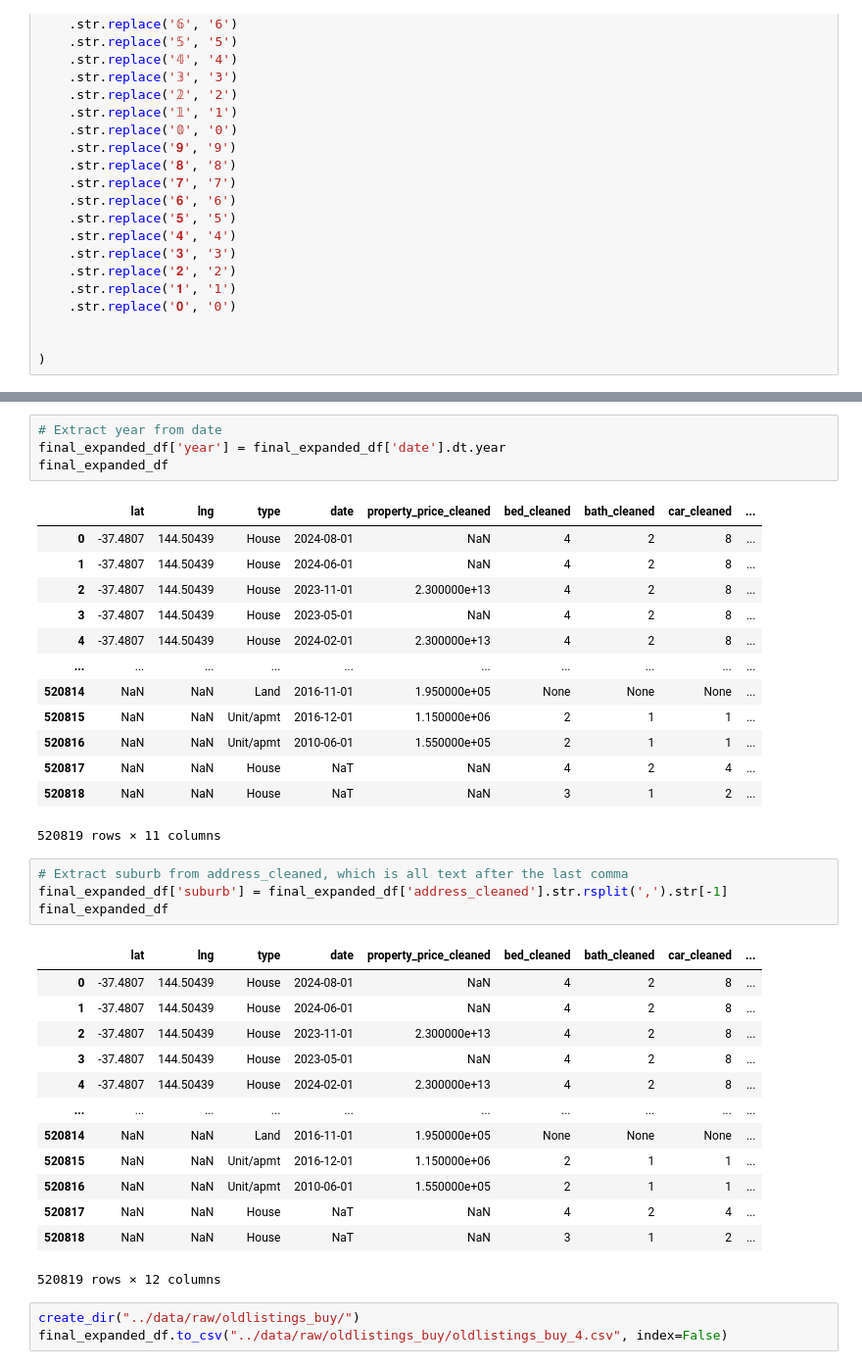
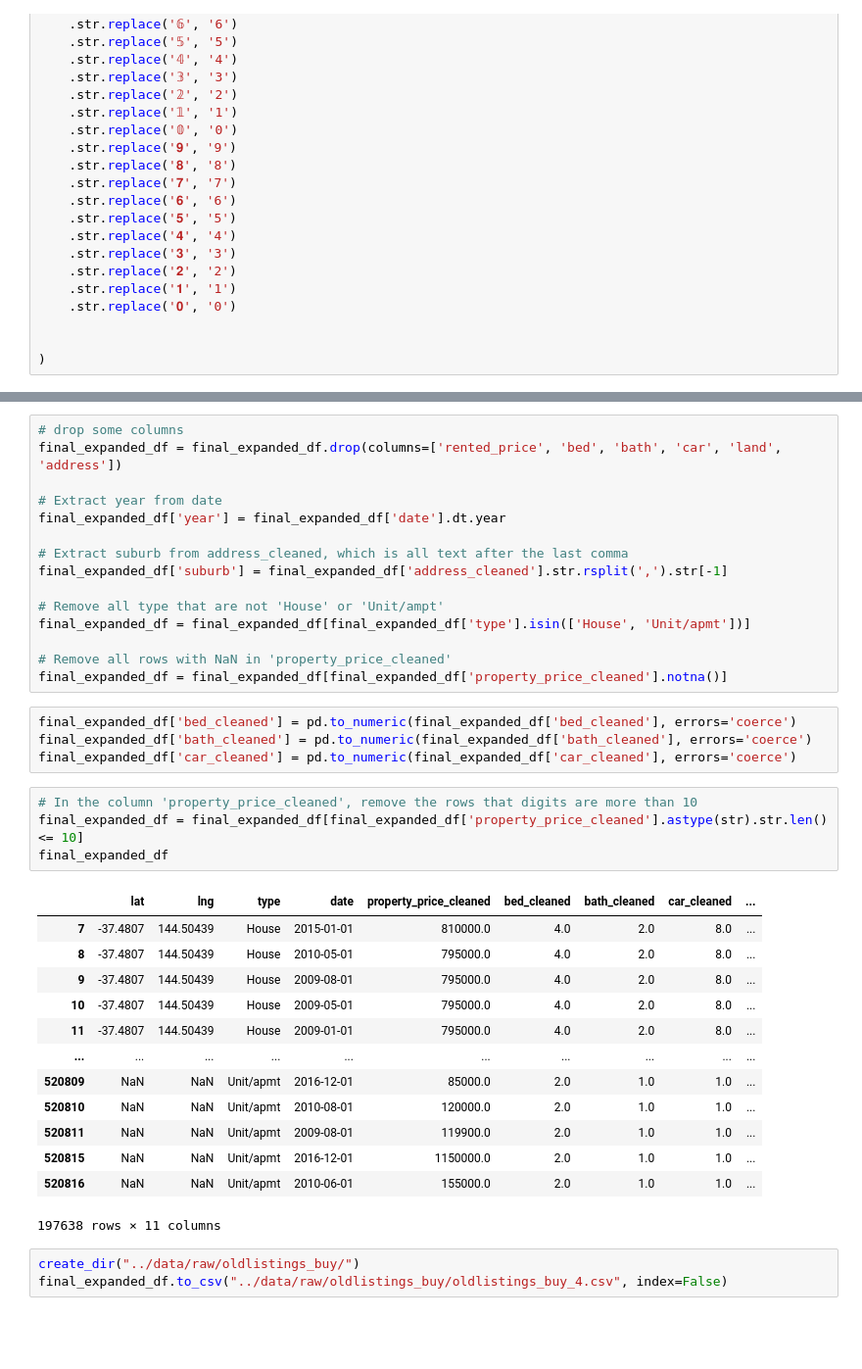
Before and after one commit to MAST30034-AppliedDataScience/project-2-group-real-estate-industry-project-2, a Jupyter notebook: notebooks/preprocessing-oldlisting-buy4.ipynb, the cells around one changed output, grey strips where cells are left out. Shown: that part at 98% size. Cells and saved outputs as stored; diff of their text form; blank space fills up the shorter version.

```diff
--- a/notebooks/preprocessing-oldlisting-buy4.ipynb
+++ b/notebooks/preprocessing-oldlisting-buy4.ipynb
@@ -723,39 +538,40 @@ final_expanded_df
-# %%
-# Extract year from date
-final_expanded_df['year'] = final_expanded_df['date'].dt.year
-final_expanded_df
-# %% [output]
-|  | lat | lng | type | date | property_price_cleaned | bed_cleaned | bath_cleaned | car_cleaned | ... |
-| 0 | -37.4807 | 144.50439 | House | 2024-08-01 | NaN | 4 | 2 | 8 | ... |
-| 1 | -37.4807 | 144.50439 | House | 2024-06-01 | NaN | 4 | 2 | 8 | ... |
-| 2 | -37.4807 | 144.50439 | House | 2023-11-01 | 2.300000e+13 | 4 | 2 | 8 | ... |
-| 3 | -37.4807 | 144.50439 | House | 2023-05-01 | NaN | 4 | 2 | 8 | ... |
-| 4 | -37.4807 | 144.50439 | House | 2024-02-01 | 2.300000e+13 | 4 | 2 | 8 | ... |
-| ... | ... | ... | ... | ... | ... | ... | ... | ... | ... |
-| 520814 | NaN | NaN | Land | 2016-11-01 | 1.950000e+05 | None | None | None | ... |
-| 520815 | NaN | NaN | Unit/apmt | 2016-12-01 | 1.150000e+06 | 2 | 1 | 1 | ... |
-| 520816 | NaN | NaN | Unit/apmt | 2010-06-01 | 1.550000e+05 | 2 | 1 | 1 | ... |
-| 520817 | NaN | NaN | House | NaT | NaN | 4 | 2 | 4 | ... |
-| 520818 | NaN | NaN | House | NaT | NaN | 3 | 1 | 2 | ... |
-520819 rows × 11 columns
 # %%
+# drop some columns
+final_expanded_df = final_expanded_df.drop(columns=['rented_price', 'bed', 'bath', 'car', 'land', 'address'])
+
+# Extract year from date
+final_expanded_df['year'] = final_expanded_df['date'].dt.year
+
 # Extract suburb from address_cleaned, which is all text after the last comma
 final_expanded_df['suburb'] = final_expanded_df['address_cleaned'].str.rsplit(',').str[-1]
-final_expanded_df
+
+# Remove all type that are not 'House' or 'Unit/ampt'
+final_expanded_df = final_expanded_df[final_expanded_df['type'].isin(['House', 'Unit/apmt'])]
+
+# Remove all rows with NaN in 'property_price_cleaned'
+final_expanded_df = final_expanded_df[final_expanded_df['property_price_cleaned'].notna()]
-# %% [output]
-|  | lat | lng | type | date | property_price_cleaned | bed_cleaned | bath_cleaned | car_cleaned | ... |
-| 0 | -37.4807 | 144.50439 | House | 2024-08-01 | NaN | 4 | 2 | 8 | ... |
-| 1 | -37.4807 | 144.50439 | House | 2024-06-01 | NaN | 4 | 2 | 8 | ... |
-| 2 | -37.4807 | 144.50439 | House | 2023-11-01 | 2.300000e+13 | 4 | 2 | 8 | ... |
-| 3 | -37.4807 | 144.50439 | House | 2023-05-01 | NaN | 4 | 2 | 8 | ... |
-| 4 | -37.4807 | 144.50439 | House | 2024-02-01 | 2.300000e+13 | 4 | 2 | 8 | ... |
-| ... | ... | ... | ... | ... | ... | ... | ... | ... | ... |
-| 520814 | NaN | NaN | Land | 2016-11-01 | 1.950000e+05 | None | None | None | ... |
-| 520815 | NaN | NaN | Unit/apmt | 2016-12-01 | 1.150000e+06 | 2 | 1 | 1 | ... |
-| 520816 | NaN | NaN | Unit/apmt | 2010-06-01 | 1.550000e+05 | 2 | 1 | 1 | ... |
-| 520817 | NaN | NaN | House | NaT | NaN | 4 | 2 | 4 | ... |
-| 520818 | NaN | NaN | House | NaT | NaN | 3 | 1 | 2 | ... |
-520819 rows × 12 columns
+# %%
+final_expanded_df['bed_cleaned'] = pd.to_numeric(final_expanded_df['bed_cleaned'], errors='coerce')
+final_expanded_df['bath_cleaned'] = pd.to_numeric(final_expanded_df['bath_cleaned'], errors='coerce')
+final_expanded_df['car_cleaned'] = pd.to_numeric(final_expanded_df['car_cleaned'], errors='coerce')
+# %%
+# In the column 'property_price_cleaned', remove the rows that digits are more than 10
+final_expanded_df = final_expanded_df[final_expanded_df['property_price_cleaned'].astype(str).str.len() <= 10]
+final_expanded_df
+# %% [output]
+|  | lat | lng | type | date | property_price_cleaned | bed_cleaned | bath_cleaned | car_cleaned | ... |
+| 7 | -37.4807 | 144.50439 | House | 2015-01-01 | 810000.0 | 4.0 | 2.0 | 8.0 | ... |
+| 8 | -37.4807 | 144.50439 | House | 2010-05-01 | 795000.0 | 4.0 | 2.0 | 8.0 | ... |
+| 9 | -37.4807 | 144.50439 | House | 2009-08-01 | 795000.0 | 4.0 | 2.0 | 8.0 | ... |
+| 10 | -37.4807 | 144.50439 | House | 2009-05-01 | 795000.0 | 4.0 | 2.0 | 8.0 | ... |
+| 11 | -37.4807 | 144.50439 | House | 2009-01-01 | 795000.0 | 4.0 | 2.0 | 8.0 | ... |
+| ... | ... | ... | ... | ... | ... | ... | ... | ... | ... |
+| 520809 | NaN | NaN | Unit/apmt | 2016-12-01 | 85000.0 | 2.0 | 1.0 | 1.0 | ... |
+| 520810 | NaN | NaN | Unit/apmt | 2010-08-01 | 120000.0 | 2.0 | 1.0 | 1.0 | ... |
+| 520811 | NaN | NaN | Unit/apmt | 2009-08-01 | 119900.0 | 2.0 | 1.0 | 1.0 | ... |
+| 520815 | NaN | NaN | Unit/apmt | 2016-12-01 | 1150000.0 | 2.0 | 1.0 | 1.0 | ... |
+| 520816 | NaN | NaN | Unit/apmt | 2010-06-01 | 155000.0 | 2.0 | 1.0 | 1.0 | ... |
+197638 rows × 11 columns
 # %%
 create_dir("../data/raw/oldlistings_buy/")
 final_expanded_df.to_csv("../data/raw/oldlistings_buy/oldlistings_buy_4.csv", index=False)
```
Also changed, not shown: parts of 10 cells of this notebook, 6 other files.
